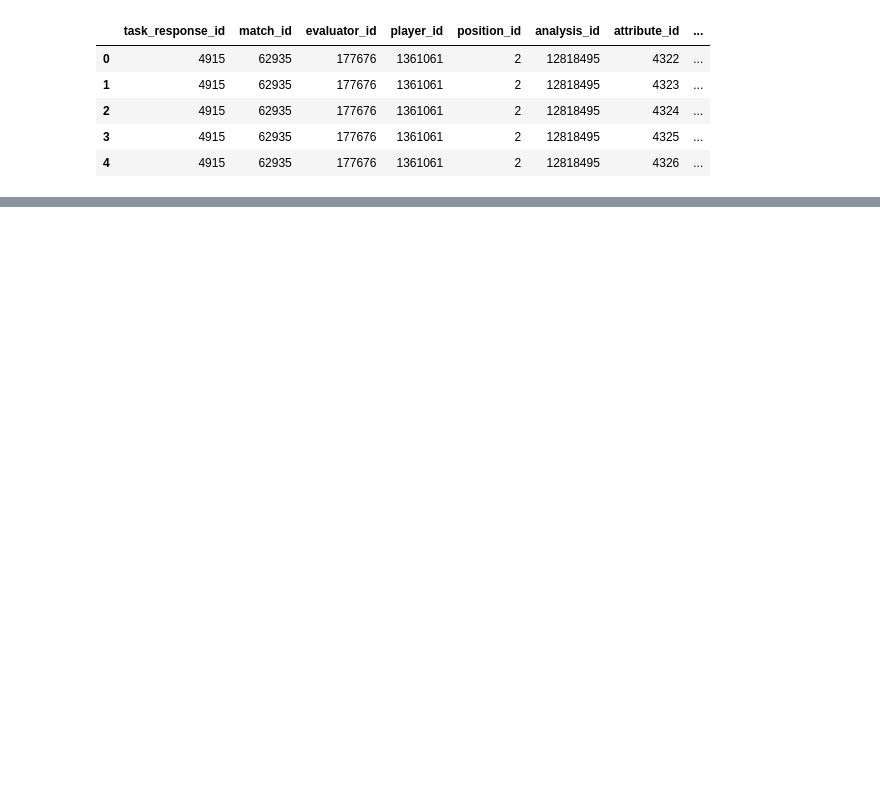
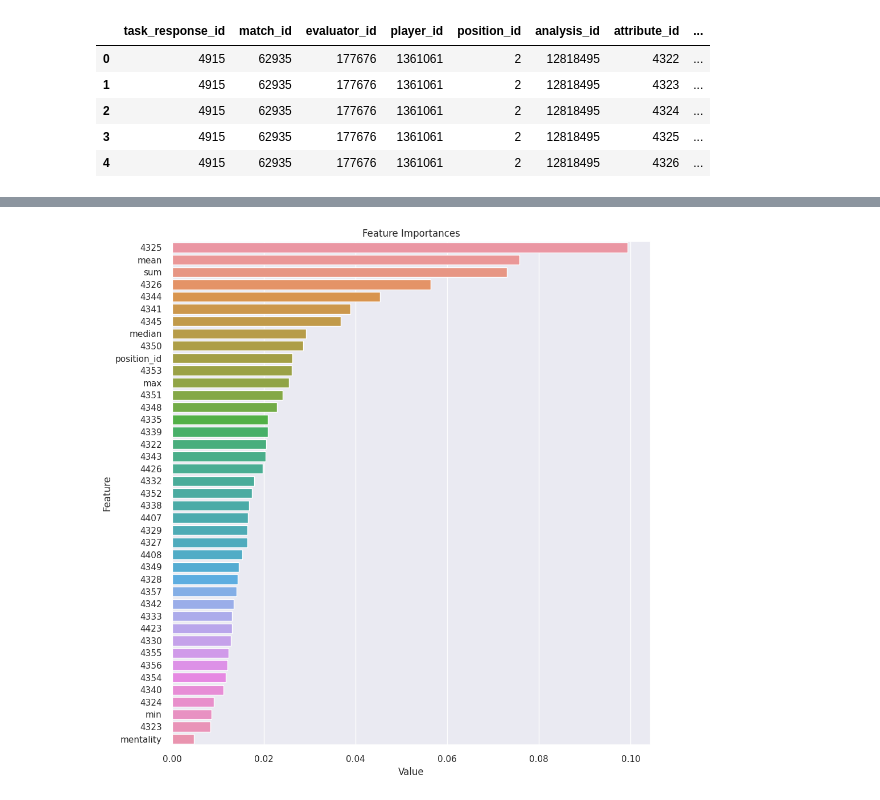
Before and after one commit to savhande/Scoutium_talent, a Jupyter notebook: ScoutiumTalent.ipynb, the cells around one changed output, grey strips where cells are left out. Cells and saved outputs as stored; diff of their text form; code cells hidden in the pictures; blank space fills up the shorter version.

```diff
--- a/ScoutiumTalent.ipynb
+++ b/ScoutiumTalent.ipynb
@@ -40,0 +532,8 @@ df.head()
+# %%
+# Define the parameter grid
+rf_params = {
+    "n_estimators": [100, 500, 1000],
+    "max_depth": [None, 10, 20, 30],
+    "min_samples_split": [2, 5, 10],
+    "min_samples_leaf": [1, 2, 4]
+}
@@ -40,0 +587,31 @@ df.head()
+# %%
+import pandas as pd
+import matplotlib.pyplot as plt
+import seaborn as sns
+from sklearn.ensemble import RandomForestClassifier
+
+# Feature importance plotting function
+def plot_importance(model, features, num=len(X), save=False):
+    # Get feature importances from the model
+    feature_imp = pd.DataFrame({'Value': model.feature_importances_, 'Feature': features.columns})
+
+    # Create the plot
+    plt.figure(figsize=(10, 10))
+    sns.set(font_scale=1)
+    sns.barplot(x="Value", y="Feature", data=feature_imp.sort_values(by="Value", ascending=False)[:num])
+    plt.title('Feature Importances')
+    plt.tight_layout()
+    plt.show()
+
+    # Optionally save the plot
+    if save:
+        plt.savefig("feature_importances.png")
+# %%
+# Initialize and train the Random Forest model
+model = RandomForestClassifier(random_state=46)
+model.fit(X, y)
+
+# Call the plotting function with the trained model and the feature set
+plot_importance(model, X)
+# %% [output]
+[figure, added]
```
Also changed, not shown: parts of 26 cells of this notebook.
